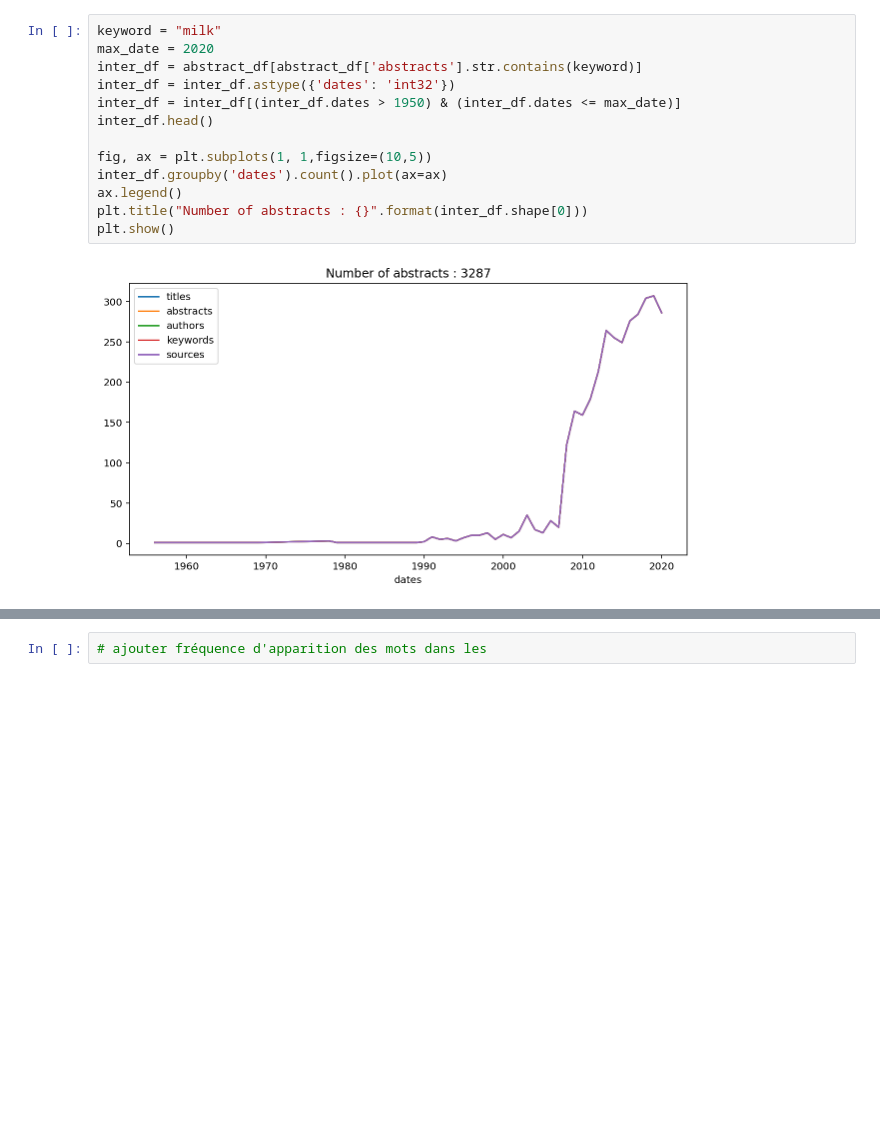
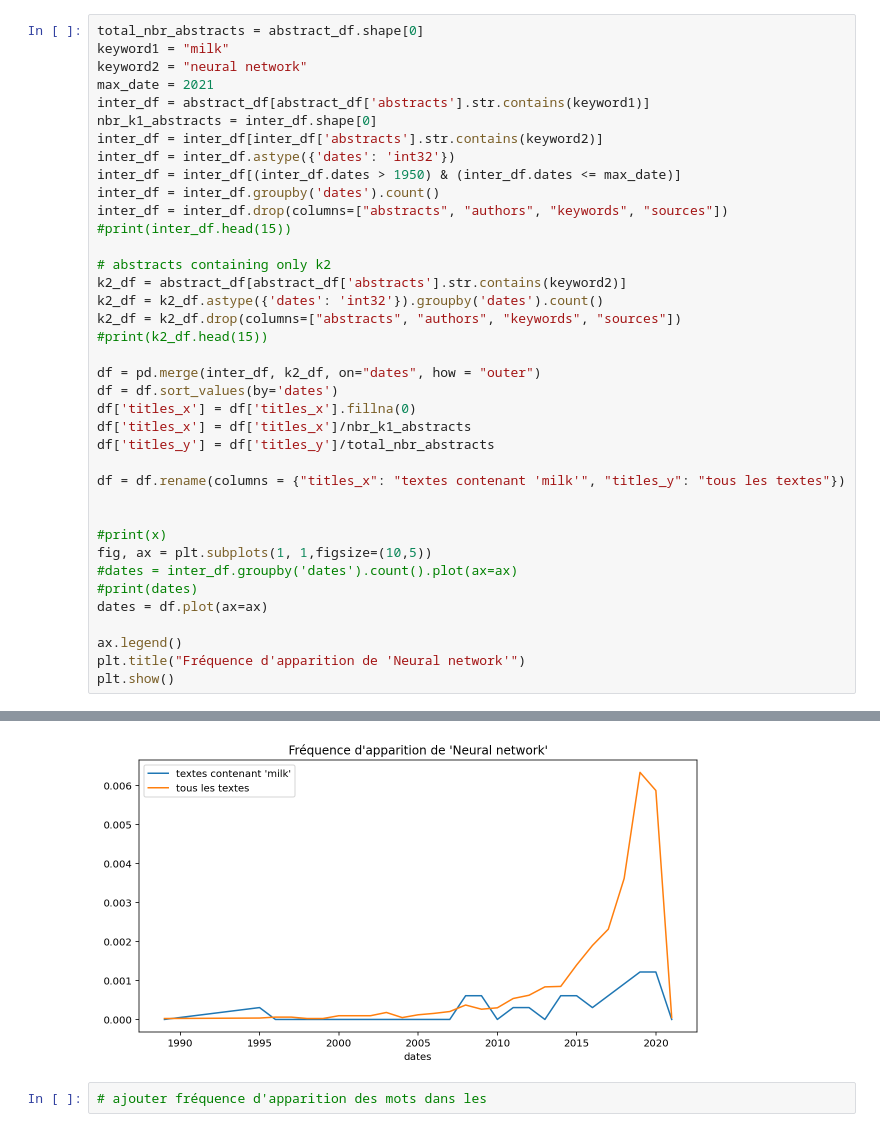
Before and after one commit to NitramAnaip/ImpAgt, a Jupyter notebook: PubAg_exploration.ipynb, the cells around one changed output, grey strips where cells are left out. Saved outputs shown, nothing was run; the diff lists cells and outputs as text; blank space fills up the shorter version.

```diff
--- a/PubAg_exploration.ipynb
+++ b/PubAg_exploration.ipynb
@@ -55,18 +71,42 @@ abstract_df.head()
 | 2 | Smartphone Applications Targeting... | Traditionally farmers have used t... | [Mendes, Jorge, Pinho, Tatiana M.... | [cost effectiveness, crops, farme... | Agronomy | 2020 |
 | 3 | Controlled release micronutrient ... | The rapid growth of the global po... | [Mikula, Katarzyna, Izydorczyk, G... | [coatings, farmers, food safety, ... | The Science of the total environment | 2020 |
 | 4 | Farm adoption of embodied knowled... | On-farm adoption of individual an... | [Miller, N. J., Griffin, T. W., C... | [farms, precision agriculture, pr... | Precision agriculture | 2019 |
-# %%
-keyword = "milk"
-max_date = 2020
-inter_df = abstract_df[abstract_df['abstracts'].str.contains(keyword)]
-inter_df = inter_df.astype({'dates': 'int32'})
-inter_df = inter_df[(inter_df.dates > 1950) & (inter_df.dates <= max_date)]
-inter_df.head()
-
-fig, ax = plt.subplots(1, 1,figsize=(10,5))
-inter_df.groupby('dates').count().plot(ax=ax)
-ax.legend()
-plt.title("Number of abstracts : {}".format(inter_df.shape[0]))
-plt.show()
-# %% [output]
-[figure, removed]
+# %%
+total_nbr_abstracts = abstract_df.shape[0]
+keyword1 = "milk"
+keyword2 = "neural network"
+max_date = 2021
+inter_df = abstract_df[abstract_df['abstracts'].str.contains(keyword1)]
+nbr_k1_abstracts = inter_df.shape[0]
+inter_df = inter_df[inter_df['abstracts'].str.contains(keyword2)]
+inter_df = inter_df.astype({'dates': 'int32'})
+inter_df = inter_df[(inter_df.dates > 1950) & (inter_df.dates <= max_date)]
+inter_df = inter_df.groupby('dates').count()
+inter_df = inter_df.drop(columns=["abstracts", "authors", "keywords", "sources"])
+#print(inter_df.head(15))
+
+# abstracts containing only k2
+k2_df = abstract_df[abstract_df['abstracts'].str.contains(keyword2)]
+k2_df = k2_df.astype({'dates': 'int32'}).groupby('dates').count()
+k2_df = k2_df.drop(columns=["abstracts", "authors", "keywords", "sources"])
+#print(k2_df.head(15))
+
+df = pd.merge(inter_df, k2_df, on="dates", how = "outer")
+df = df.sort_values(by='dates')
+df['titles_x'] = df['titles_x'].fillna(0)
+df['titles_x'] = df['titles_x']/nbr_k1_abstracts
+df['titles_y'] = df['titles_y']/total_nbr_abstracts
+
+df = df.rename(columns = {"titles_x": "textes contenant 'milk'", "titles_y": "tous les textes"})
+
+
+#print(x)
+fig, ax = plt.subplots(1, 1,figsize=(10,5))
+#dates = inter_df.groupby('dates').count().plot(ax=ax)
+#print(dates)
+dates = df.plot(ax=ax)
+
+ax.legend()
+plt.title("Fréquence d'apparition de 'Neural network'")
+plt.show()
+# %% [output]
@@ -73,2 +130,3 @@ plt.show()
+[figure, added]
 # %%
 # ajouter fréquence d'apparition des mots dans les
```
Also changed, not shown: parts of 3 cells of this notebook.
